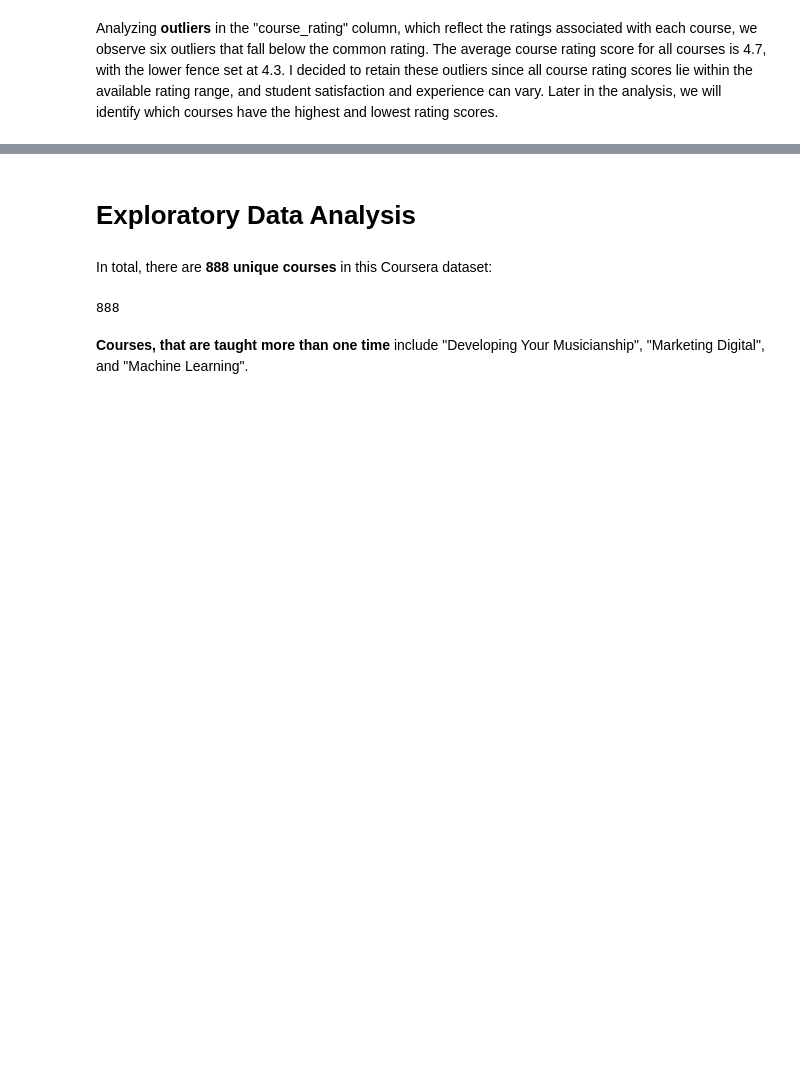
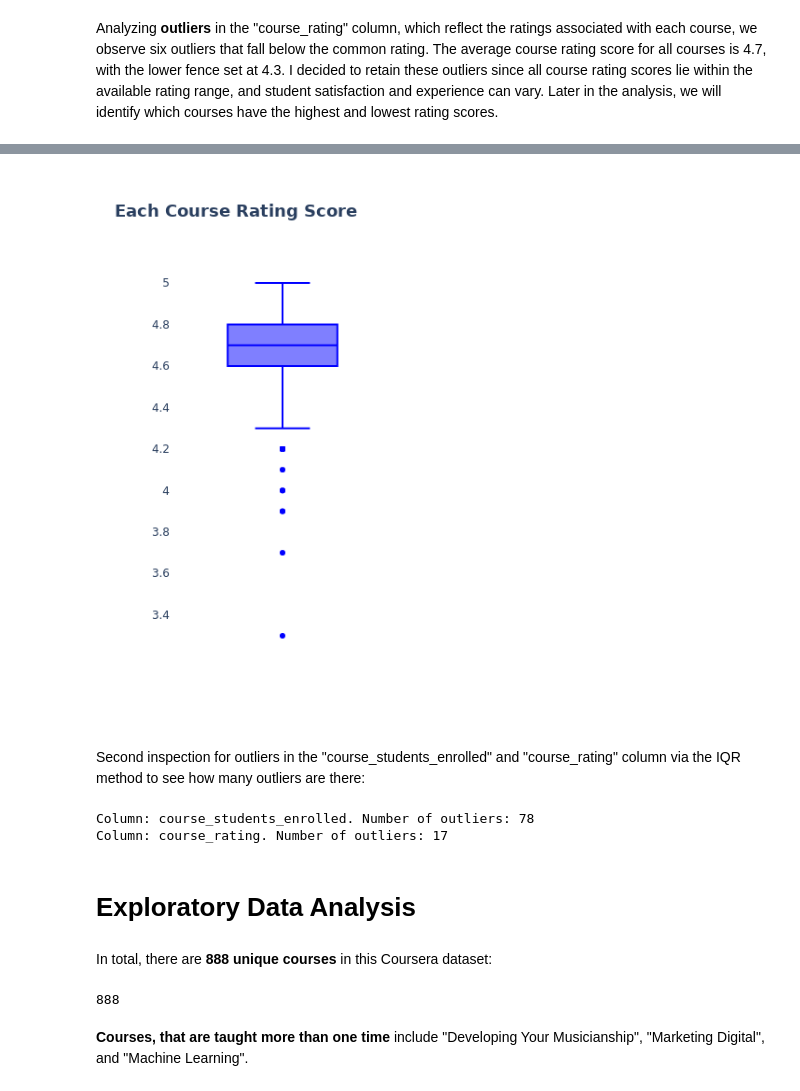
Before and after one commit to ulamark/Data-Analytics-Projects, a Jupyter notebook: Python/Coursera Courses Analysis/coursera_course_project.ipynb, the cells around one changed output, grey strips where cells are left out. Drawn from its saved outputs; the diff is of its cells as text; code cells hidden in the pictures; blank space fills up the shorter version.

```diff
--- a/Python/Coursera Courses Analysis/coursera_course_project.ipynb
+++ b/Python/Coursera Courses Analysis/coursera_course_project.ipynb
@@ -149,7 +173,13 @@ fig_enrolled.show()
 # %% [markdown]
 Analyzing **outliers** in the "course_rating" column, which reflect the ratings associated with each course, we observe six outliers that fall below the common rating. The average course rating score for all courses is 4.7, with the lower fence set at 4.3. I decided to retain these outliers since all course rating scores lie within the available rating range, and student satisfaction and experience can vary. Later in the analysis, we will identify which courses have the highest and lowest rating scores.
 # %%
-fig_rating = px.box(coursera_data, y="course_rating", title="Each Course Rating Score")
+from IPython.display import Image
+
+fig_rating = px.box(
+    coursera_data,
+    y="course_rating",
+    title="Each Course Rating Score",
+    color_discrete_sequence=["blue"])
 fig_rating.update_layout(
     title=dict(font=dict(size=18, family="Arial", weight="bold")),
     width=400,
@@ -158,5 +188,8 @@ fig_rating.update_layout(
     xaxis=dict(showgrid=False),
     yaxis=dict(showgrid=False, title=""),
 )
-fig_rating.show()
+
+fig_rating.write_image("fig_rating.png")
+
+Image(filename="fig_rating.png")
 # %% [output]
@@ -164,3 +196,32 @@ fig_rating.show()
+[figure, added]
+# %% [markdown]
+Second inspection for outliers in the "course_students_enrolled" and "course_rating" column via the IQR method to see how many outliers are there:
+# %%
+numeric_columns = ["course_students_enrolled",
+                   "course_rating"
+                   ]
+
+outliers_dict = {}
+
+for column in numeric_columns:
+    Q1 = coursera_data[column].quantile(0.25)
+    Q3 = coursera_data[column].quantile(0.75)
+    IQR = Q3 - Q1
+
+    lower_bound = Q1 - 1.5 * IQR
+    upper_bound = Q3 + 1.5 * IQR
+
+    outliers = coursera_data[
+    (coursera_data[column] < lower_bound) | (coursera_data[column] > upper_bound)
+]
+
+    outliers_dict[column] = outliers
+
+for column, outliers in outliers_dict.items():
+    print(f"Column: {column}. Number of outliers: {len(outliers)}")
+# %% [output]
+Column: course_students_enrolled. Number of outliers: 78
+Column: course_rating. Number of outliers: 17
 # %% [markdown]
 # Exploratory Data Analysis
 # %% [markdown]
```
Also changed, not shown: parts of 15 cells of this notebook.
